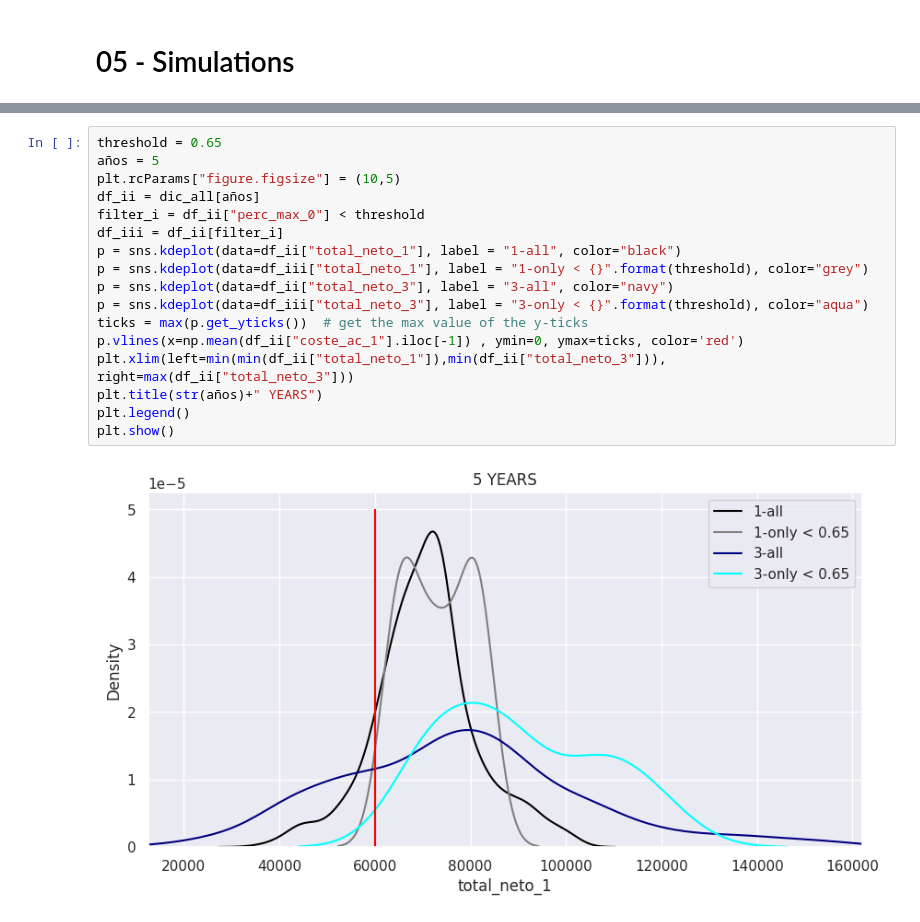
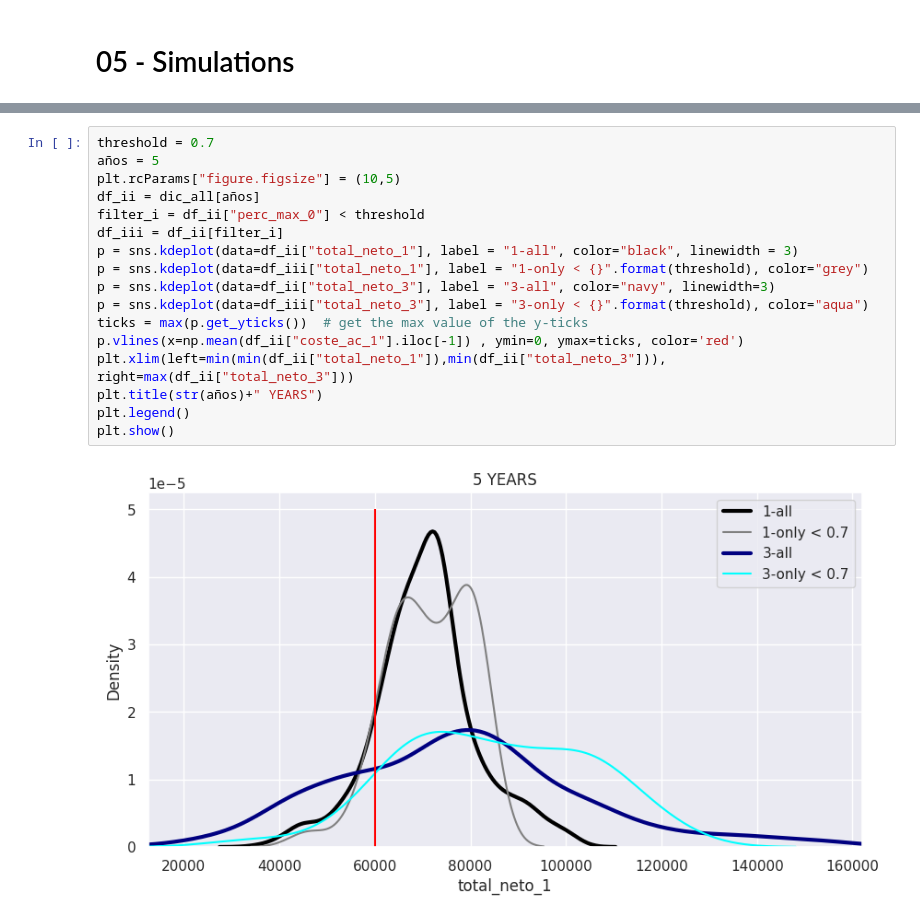
Before and after one commit to JotaBlanco/Creditos_MyInvestor, a Jupyter notebook: Simulación_Créditos.ipynb, the cells around one changed output, grey strips where cells are left out. Saved outputs shown, nothing was run; the diff lists cells and outputs as text.

```diff
--- a/Simulación_Créditos.ipynb
+++ b/Simulación_Créditos.ipynb
@@ -375,21 +401,21 @@ for años_i in dic_all:
 # %%
-threshold = 0.65
+threshold = 0.7
 años = 5
 plt.rcParams["figure.figsize"] = (10,5)
 df_ii = dic_all[años]
 filter_i = df_ii["perc_max_0"] < threshold
 df_iii = df_ii[filter_i]
-p = sns.kdeplot(data=df_ii["total_neto_1"], label = "1-all", color="black")
+p = sns.kdeplot(data=df_ii["total_neto_1"], label = "1-all", color="black", linewidth = 3)
 p = sns.kdeplot(data=df_iii["total_neto_1"], label = "1-only < {}".format(threshold), color="grey")
-p = sns.kdeplot(data=df_ii["total_neto_3"], label = "3-all", color="navy")
+p = sns.kdeplot(data=df_ii["total_neto_3"], label = "3-all", color="navy", linewidth=3)
 p = sns.kdeplot(data=df_iii["total_neto_3"], label = "3-only < {}".format(threshold), color="aqua")
 ticks = max(p.get_yticks())  # get the max value of the y-ticks
 p.vlines(x=np.mean(df_ii["coste_ac_1"].iloc[-1]) , ymin=0, ymax=ticks, color='red')
 plt.xlim(left=min(min(df_ii["total_neto_1"]),min(df_ii["total_neto_3"])), right=max(df_ii["total_neto_3"]))
 plt.title(str(años)+" YEARS")
 plt.legend()
 plt.show()
 # %% [output]
-[figure, old version]
+[figure, new version]
 # %%
 thresholds = [0.9,0.8,0.7,0.6]
```
Also changed, not shown: parts of 8 cells of this notebook.
